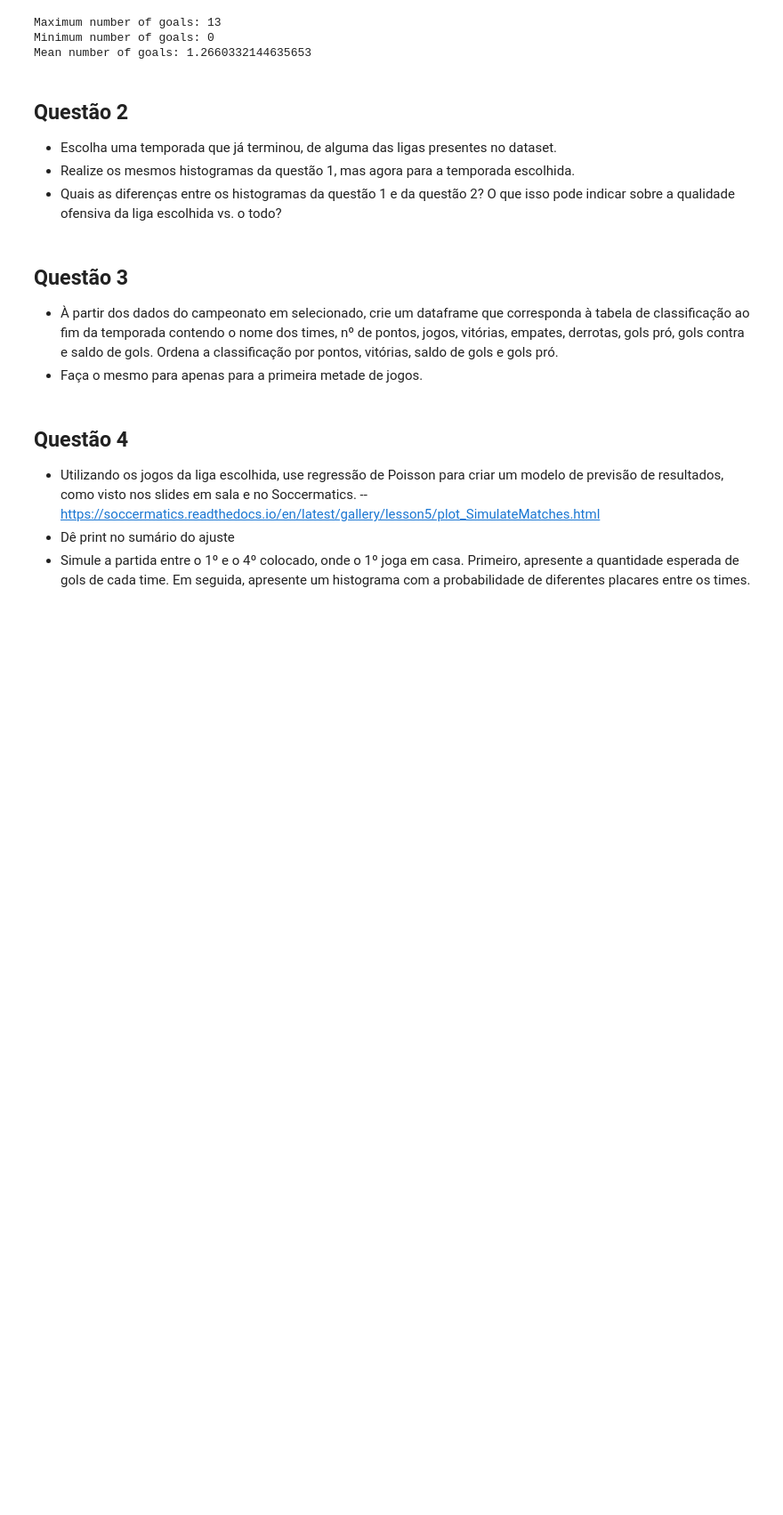
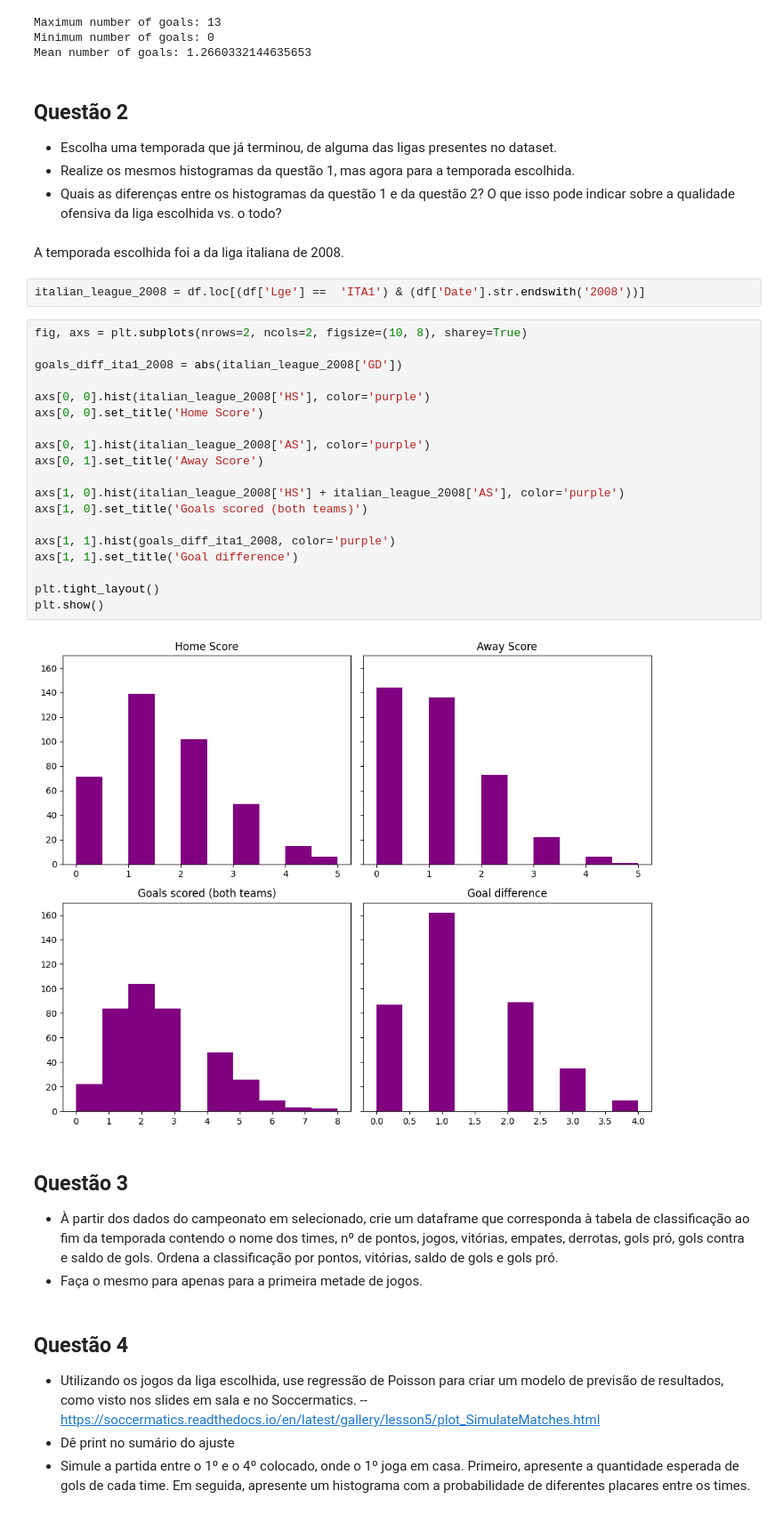
Before and after one commit to paduathiago/Data-Science-Applied-to-Soccer, a Jupyter notebook: ativ_1.ipynb, the cells around one changed output. Shown at 89% size. Drawn from its saved outputs; the diff is of its cells as text; blank space fills up the shorter version.

Commit message:
plotting graphs for the 2008 serie A

```diff
--- a/ativ_1.ipynb
+++ b/ativ_1.ipynb
@@ -81,6 +81,31 @@ Mean number of goals: 1.2660332144635653
 - Escolha uma temporada que já terminou, de alguma das ligas presentes no dataset.
 - Realize os mesmos histogramas da questão 1, mas agora para a temporada escolhida.
 - Quais as diferenças entre os histogramas da questão 1 e da questão 2? O que isso pode indicar sobre a qualidade ofensiva da liga escolhida vs. o todo?
+# %% [markdown]
+A temporada escolhida foi a da liga italiana de 2008.
+# %%
+italian_league_2008 = df.loc[(df['Lge'] ==  'ITA1') & (df['Date'].str.endswith('2008'))]
+# %%
+fig, axs = plt.subplots(nrows=2, ncols=2, figsize=(10, 8), sharey=True)
+
+goals_diff_ita1_2008 = abs(italian_league_2008['GD'])
+
+axs[0, 0].hist(italian_league_2008['HS'], color='purple')
+axs[0, 0].set_title('Home Score')
+
+axs[0, 1].hist(italian_league_2008['AS'], color='purple')
+axs[0, 1].set_title('Away Score')
+
+axs[1, 0].hist(italian_league_2008['HS'] + italian_league_2008['AS'], color='purple')
+axs[1, 0].set_title('Goals scored (both teams)')
+
+axs[1, 1].hist(goals_diff_ita1_2008, color='purple')
+axs[1, 1].set_title('Goal difference')
+
+plt.tight_layout()
+plt.show()
+# %% [output]
+[figure, added]
 # %% [markdown]
 ## Questão 3
 - À partir dos dados do campeonato em selecionado, crie um dataframe que corresponda à tabela de classificação ao fim da temporada contendo o nome dos times, nº de pontos, jogos, vitórias, empates, derrotas, gols pró, gols contra e saldo de gols. Ordena a classificação por pontos, vitórias, saldo de gols e gols pró.
```
